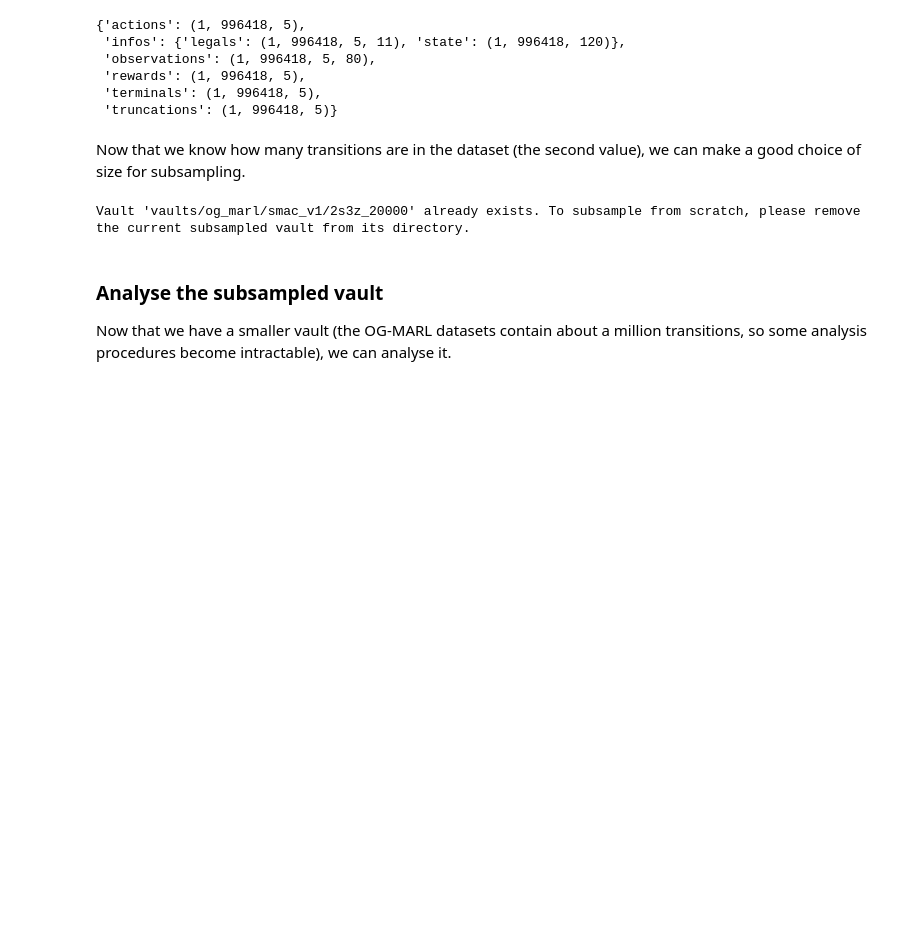
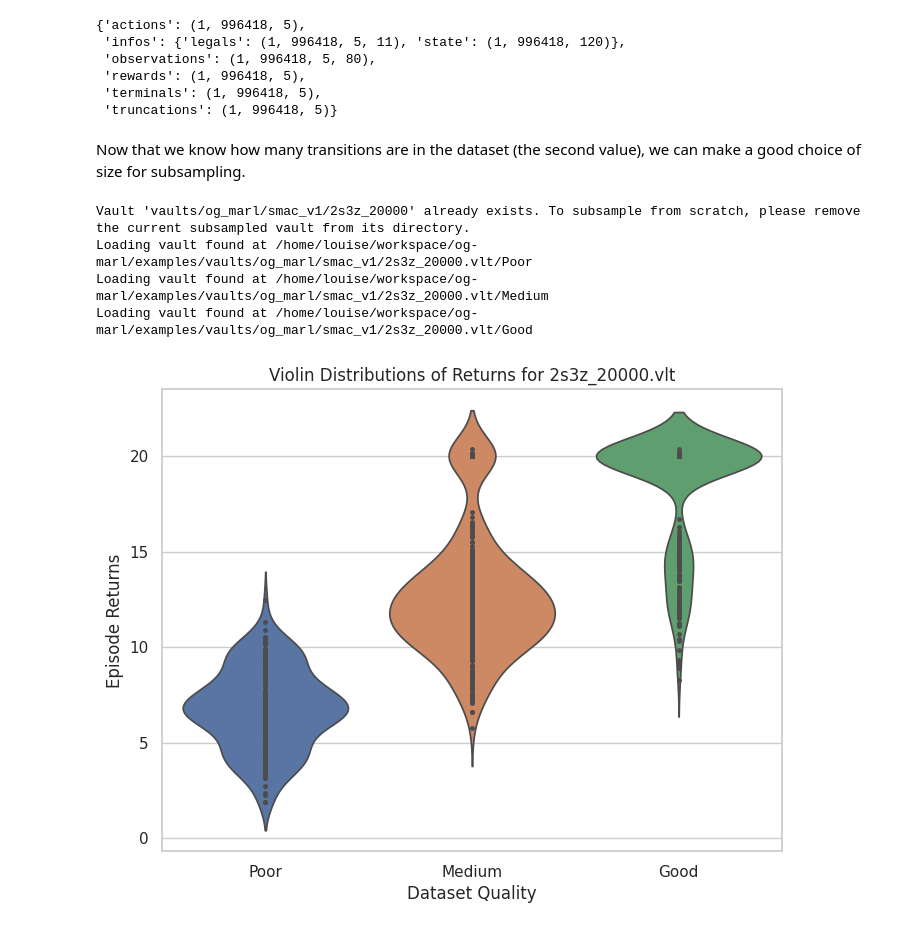
Before and after one commit to instadeepai/og-marl, a Jupyter notebook: examples/dataset_analysis_demo.ipynb, the cells around one changed output. Saved outputs shown, nothing was run; the diff lists cells and outputs as text; code cells hidden in the pictures; blank space fills up the shorter version.

Commit message:
Added combining of vaults, working in notebook.

```diff
--- a/examples/dataset_analysis_demo.ipynb
+++ b/examples/dataset_analysis_demo.ipynb
@@ -88,10 +90,15 @@ Now that we know how many transitions are in the dataset (the second value), we
 # %%
 n_transitions = 20000
 
 # we can specify a list with just one uid to subsample only one, but automatically it subsamples each dataset in the vault
 new_vault_name = subsample_smaller_vault(vault_rel_dir,vault_name,target_number_of_transitions=n_transitions)
+
+new_vault_name = task+'_'+str(n_transitions)+'.vlt'
+
+returns = analyse_vault(vault_name=new_vault_name, rel_dir=vault_rel_dir, visualise=True)
 # %% [output]
 Vault 'vaults/og_marl/smac_v1/2s3z_20000' already exists. To subsample from scratch, please remove the current subsampled vault from its directory.
+Loading vault found at /home/louise/workspace/og-marl/examples/vaults/og_marl/smac_v1/2s3z_20000.vlt/Poor
+Loading vault found at /home/louise/workspace/og-marl/examples/vaults/og_marl/smac_v1/2s3z_20000.vlt/Medium
+Loading vault found at /home/louise/workspace/og-marl/examples/vaults/og_marl/smac_v1/2s3z_20000.vlt/Good
+[figure, added]
-# %% [markdown]
-### Analyse the subsampled vault
-Now that we have a smaller vault (the OG-MARL datasets contain about a million transitions, so some analysis procedures become intractable), we can analyse it.
```
Also changed, not shown: parts of 6 cells of this notebook, 1 other file.
